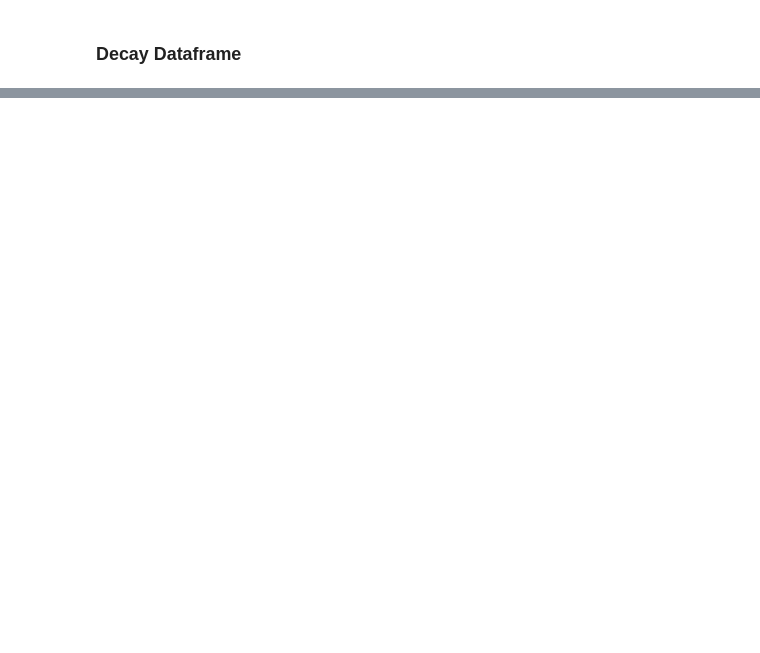
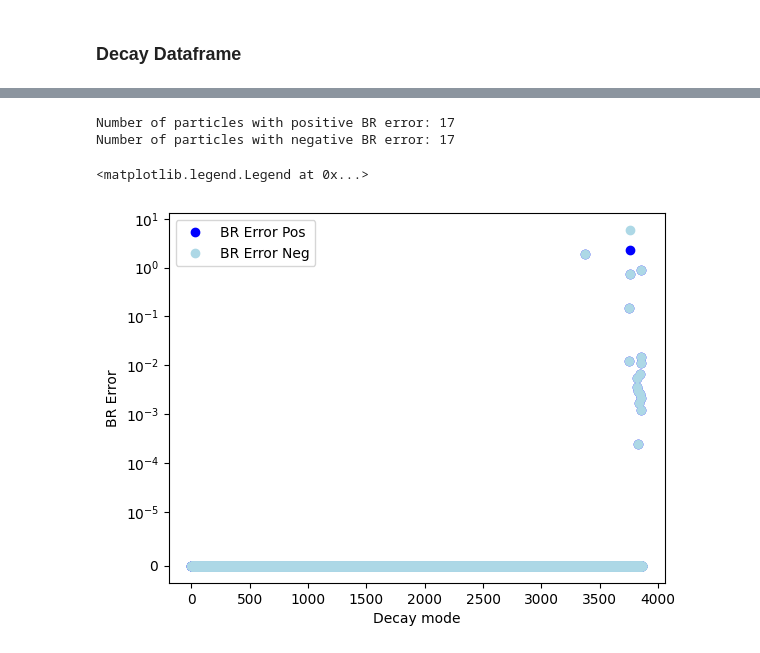
Before and after one commit to Claitos/FastResoParser, a Jupyter notebook: study-pdg.ipynb, the cells around one changed output, grey strips where cells are left out. Saved outputs shown, nothing was run; the diff lists cells and outputs as text; code cells hidden in the pictures; blank space fills up the shorter version.

```diff
--- a/study-pdg.ipynb
+++ b/study-pdg.ipynb
@@ -197,0 +262,9 @@ pi_2(1880), K_0^*(1950), K_2^*(1980), phi(2170), Omega(2250), Lambda(2350)
+# %%
+with open("output_decay.txt", "w") as f:
+    with redirect_stdout(f):
+        decays_df_errors = get_decay_errors(particles_df, decays_df, api)
+# %%
+print(decays_df_errors.tail(n=5))
+
+with open('Dataframes/Dataframe_decay_errors.txt', 'w') as f:
+    f.write(decays_df_errors.to_string(index=False))
@@ -198,3 +278,31 @@ pi_2(1880), K_0^*(1950), K_2^*(1980), phi(2170), Omega(2250), Lambda(2350)
+# %%
+counter_br_pos = 0
+for br_err in decays_df_errors["BR Error Pos"]:
+    if br_err > 0:
+        counter_br_pos += 1
+
+counter_br_neg = 0
+for br_err in decays_df_errors["BR Error Neg"]:
+    if br_err > 0:
+        counter_br_neg += 1
+
+
+print(f"Number of particles with positive BR error: {counter_br_pos}")
+print(f"Number of particles with negative BR error: {counter_br_neg}")
+
+plt.plot(decays_df_errors["BR Error Pos"], marker='o', linestyle='None', color="blue", label="BR Error Pos")
+plt.plot(decays_df_errors["BR Error Neg"], marker='o', linestyle='None', color="lightblue", label="BR Error Neg")
+plt.yscale("symlog", linthresh=1e-5)
+plt.xlabel("Decay mode")
+plt.ylabel("BR Error")
+plt.legend()
+#plt.show()
+#plt.savefig("Plots/PDG-API/errors_plot_all.png", dpi=300, bbox_inches='tight')
+# %% [output]
+Number of particles with positive BR error: 17
+Number of particles with negative BR error: 17
+<matplotlib.legend.Legend at 0x...>
+[figure, added]
 # %%
 # Output path
 # output_path = f"decays_PDG2016Plus_massorder_err.dat"
```
Also changed, not shown: parts of 6 cells of this notebook, 2 other files.
